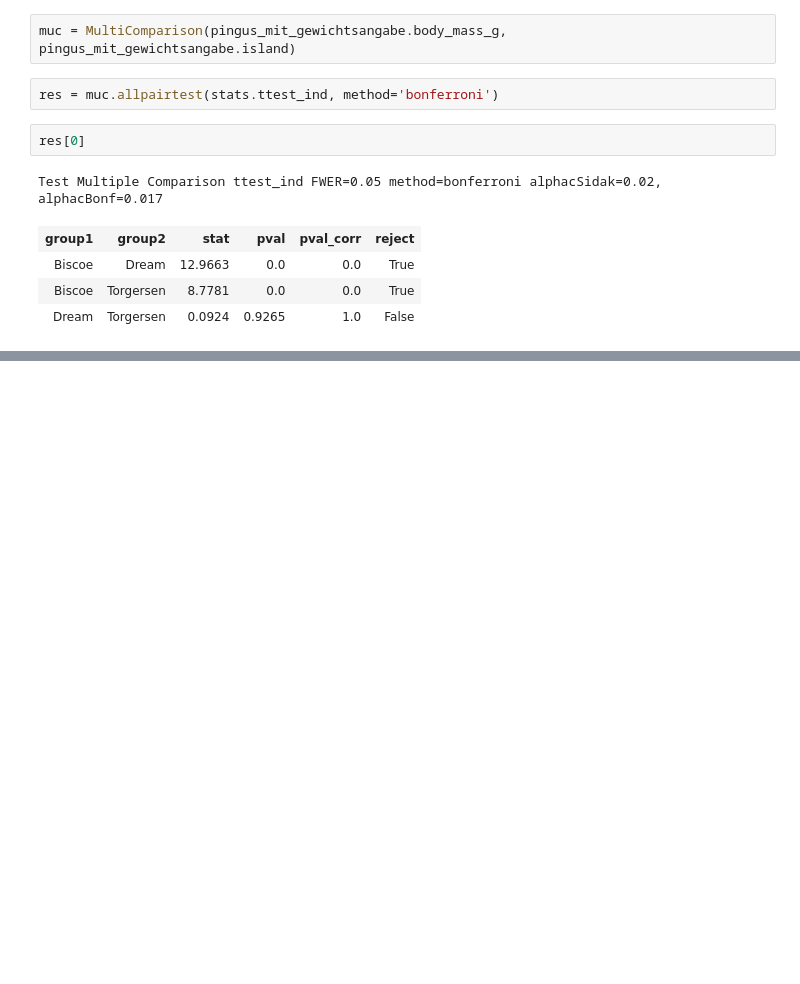
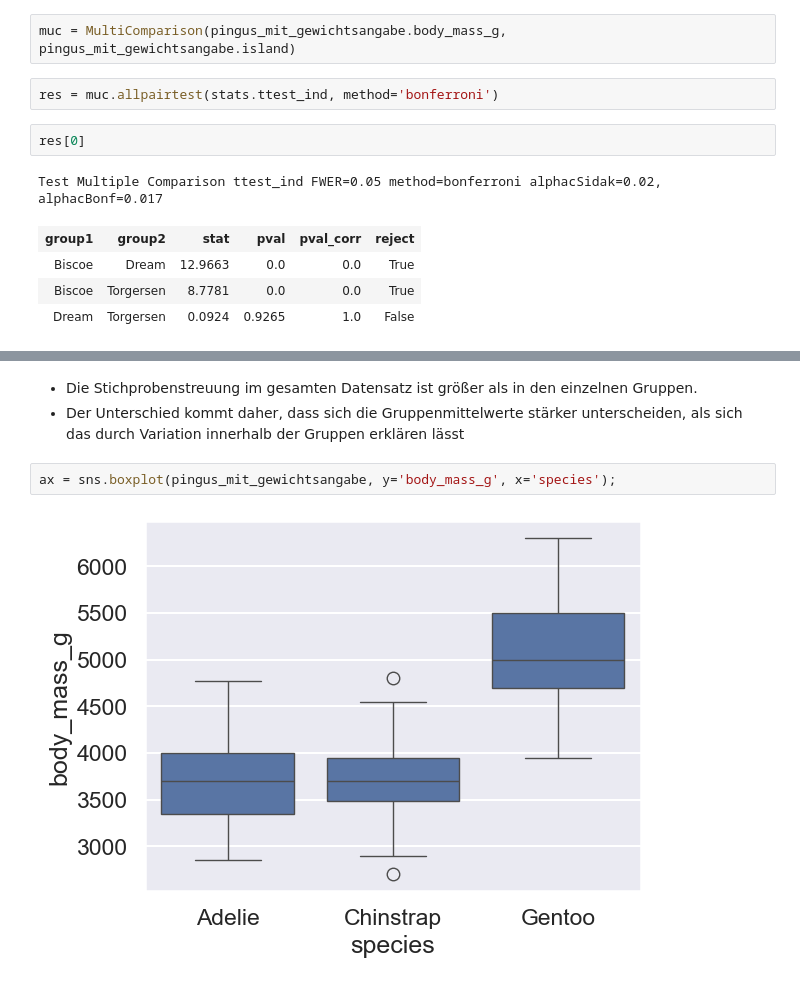
Before and after one commit to Ruediger-Braun/mfb2526, a Jupyter notebook: lektion22.ipynb, the cells around one changed output, grey strips where cells are left out. Drawn from its saved outputs; the diff is of its cells as text; blank space fills up the shorter version.

```diff
--- a/lektion22.ipynb
+++ b/lektion22.ipynb
@@ -288,0 +372,7 @@ Test Multiple Comparison ttest_ind FWER=0.05 method=bonferroni alphacSidak=0.02,
+# %% [markdown]
+* Die Stichprobenstreuung im gesamten Datensatz ist größer als in den einzelnen Gruppen.
+* Der Unterschied kommt daher, dass sich die Gruppenmittelwerte stärker unterscheiden, als sich das durch Variation innerhalb der Gruppen erklären lässt
+# %%
+ax = sns.boxplot(pingus_mit_gewichtsangabe, y='body_mass_g', x='species');
+# %% [output]
+[figure, added]
```
Also changed, not shown: parts of 57 cells of this notebook, 1 other file.
